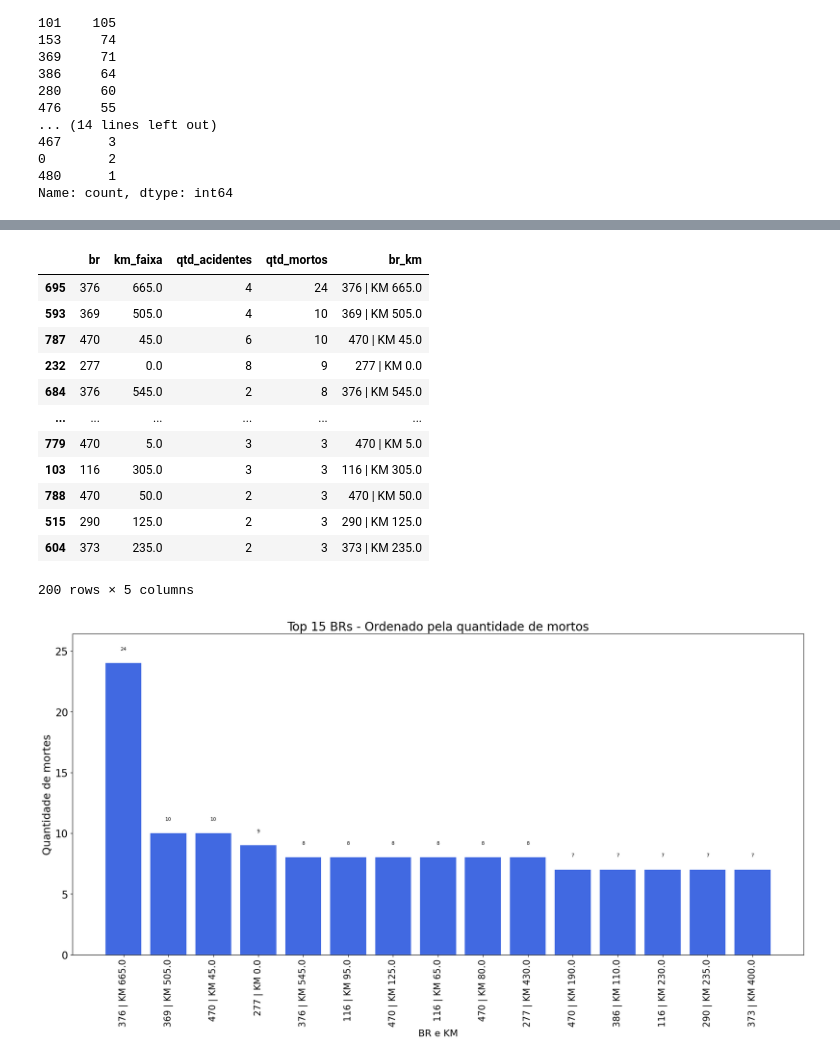
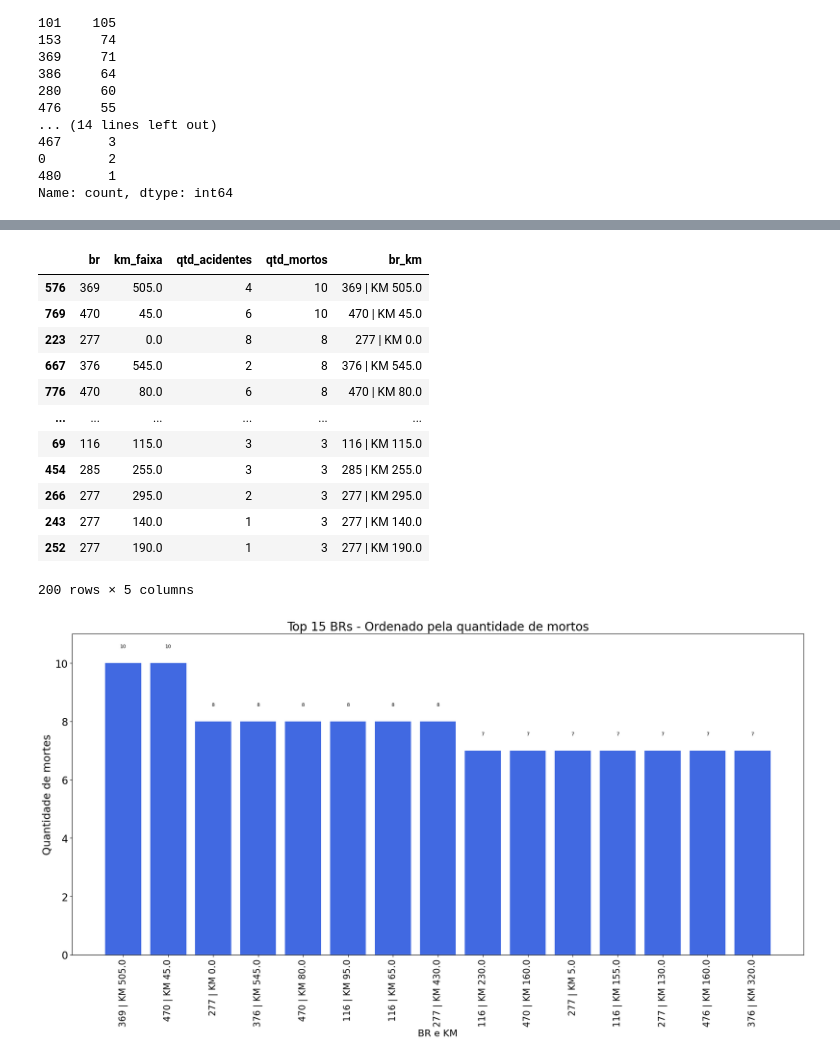
Before and after one commit to adrianop/dataScience, a Jupyter notebook: analise espacial/3 - abordagem_com_radares.ipynb, the cells around one changed output, grey strips where cells are left out. Cells and saved outputs as stored; diff of their text form; code cells hidden in the pictures.

```diff
--- a/analise espacial/3 - abordagem_com_radares.ipynb
+++ b/analise espacial/3 - abordagem_com_radares.ipynb
@@ -375,0 +404,6 @@ Name: count, dtype: int64
+# %%
+# Filtra somente os registros com False
+filtro_false = acidentes_mortais[acidentes_mortais["radar_ativo_no_acidente"] == False]
+
+# Mostra o resultado
+filtro_false.head()
@@ -376,5 +423,5 @@ Name: count, dtype: int64
 # %%
-df_grouped = acidentes_mortais.groupby(['br', 'km'])['mortos'].sum().reset_index()
+df_grouped = filtro_false.groupby(['br', 'km'])['mortos'].sum().reset_index()
 df_grouped.head(200)
 # %% [output]
 |  | br | km | mortos |
@@ -392 +439,7 @@ df_grouped.head(200)
 200 rows × 3 columns
+# %%
+# Filtra somente os registros com False
+filtro_false2 = acidentes_proximos[acidentes_proximos["radar_ativo_no_acidente"] == False]
+
+# Mostra o resultado
+filtro_false2.head()
@@ -393,5 +459,5 @@ df_grouped.head(200)
 # %%
-df_grouped_acidentes = acidentes_proximos.groupby(['br', 'km'])['mortos'].sum().reset_index()
+df_grouped_acidentes = filtro_false2.groupby(['br', 'km'])['mortos'].sum().reset_index()
 df_grouped_acidentes.head(200)
 # %% [output]
 |  | br | km | mortos |
@@ -564,40 +636,40 @@ df_agrupado = df_agrupado.sort_values('qtd_mortos', ascending=False)
 df_agrupado.head(200)
 # %% [output]
 |  | br | km_faixa | qtd_acidentes | qtd_mortos | br_km |
-| 695 | 376 | 665.0 | 4 | 24 | 376 | KM 665.0 |
-| 593 | 369 | 505.0 | 4 | 10 | 369 | KM 505.0 |
-| 787 | 470 | 45.0 | 6 | 10 | 470 | KM 45.0 |
-| 232 | 277 | 0.0 | 8 | 9 | 277 | KM 0.0 |
-| 684 | 376 | 545.0 | 2 | 8 | 376 | KM 545.0 |
+| 576 | 369 | 505.0 | 4 | 10 | 369 | KM 505.0 |
+| 769 | 470 | 45.0 | 6 | 10 | 470 | KM 45.0 |
+| 223 | 277 | 0.0 | 8 | 8 | 277 | KM 0.0 |
+| 667 | 376 | 545.0 | 2 | 8 | 376 | KM 545.0 |
+| 776 | 470 | 80.0 | 6 | 8 | 470 | KM 80.0 |
 | ... | ... | ... | ... | ... | ... |
-| 779 | 470 | 5.0 | 3 | 3 | 470 | KM 5.0 |
-| 103 | 116 | 305.0 | 3 | 3 | 116 | KM 305.0 |
-| 788 | 470 | 50.0 | 2 | 3 | 470 | KM 50.0 |
-| 515 | 290 | 125.0 | 2 | 3 | 290 | KM 125.0 |
-| 604 | 373 | 235.0 | 2 | 3 | 373 | KM 235.0 |
+| 69 | 116 | 115.0 | 3 | 3 | 116 | KM 115.0 |
+| 454 | 285 | 255.0 | 3 | 3 | 285 | KM 255.0 |
+| 266 | 277 | 295.0 | 2 | 3 | 277 | KM 295.0 |
+| 243 | 277 | 140.0 | 1 | 3 | 277 | KM 140.0 |
+| 252 | 277 | 190.0 | 1 | 3 | 277 | KM 190.0 |
 200 rows × 5 columns
 # %%
 # Selecionar os 50 primeiros após ordenação
 top_30 = df_agrupado.sort_values('qtd_mortos', ascending=False).head(15)
 
 plt.figure(figsize=(18, 10))
 bars = plt.bar(top_30['br_km'], top_30['qtd_mortos'], color='royalblue')
 
 # Adicionar rótulos com os valores
 for bar in bars:
     height = bar.get_height()
-    plt.text(bar.get_x() + bar.get_width() / 2, height + 1, f'{int(height)}',
+    plt.text(bar.get_x() + bar.get_width() / 2, height + 0.5, f'{int(height)}',
              ha='center', va='bottom', fontsize=8)
 max_valor = top_30['qtd_mortos'].max()
 plt.ylim(0, max_valor * 1.1)
 
 # Ajustar rótulos e título com tamanhos maiores
 plt.xticks(rotation=90, fontsize=15)
 plt.yticks(fontsize=17)
 plt.xlabel('BR e KM', fontsize=16)
 plt.ylabel('Quantidade de mortes', fontsize=18)
 plt.title('Top 15 BRs - Ordenado pela quantidade de mortos', fontsize=20)
 plt.tight_layout()
 plt.show()
 # %% [output]
-[figure, old version]
+[figure, new version]
```
Also changed, not shown: parts of 26 cells of this notebook, 3 other files.
